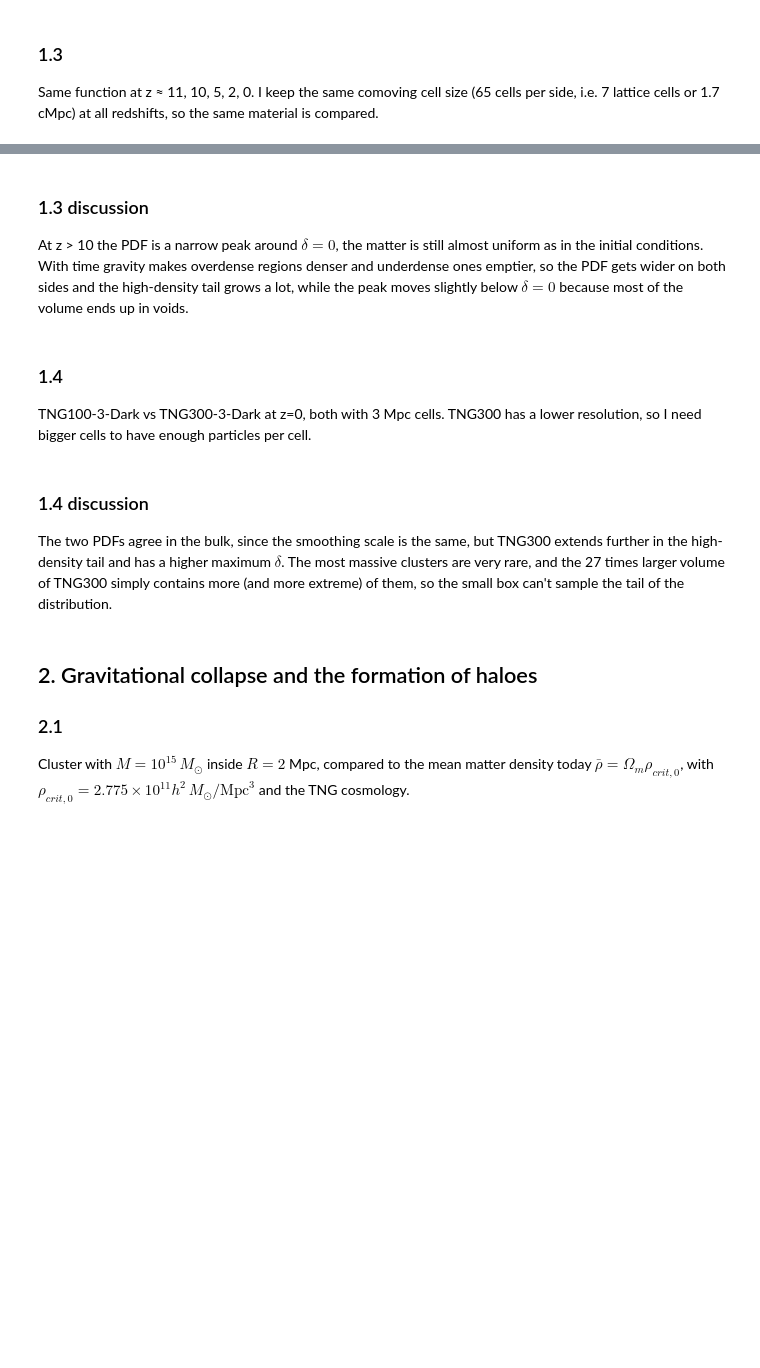
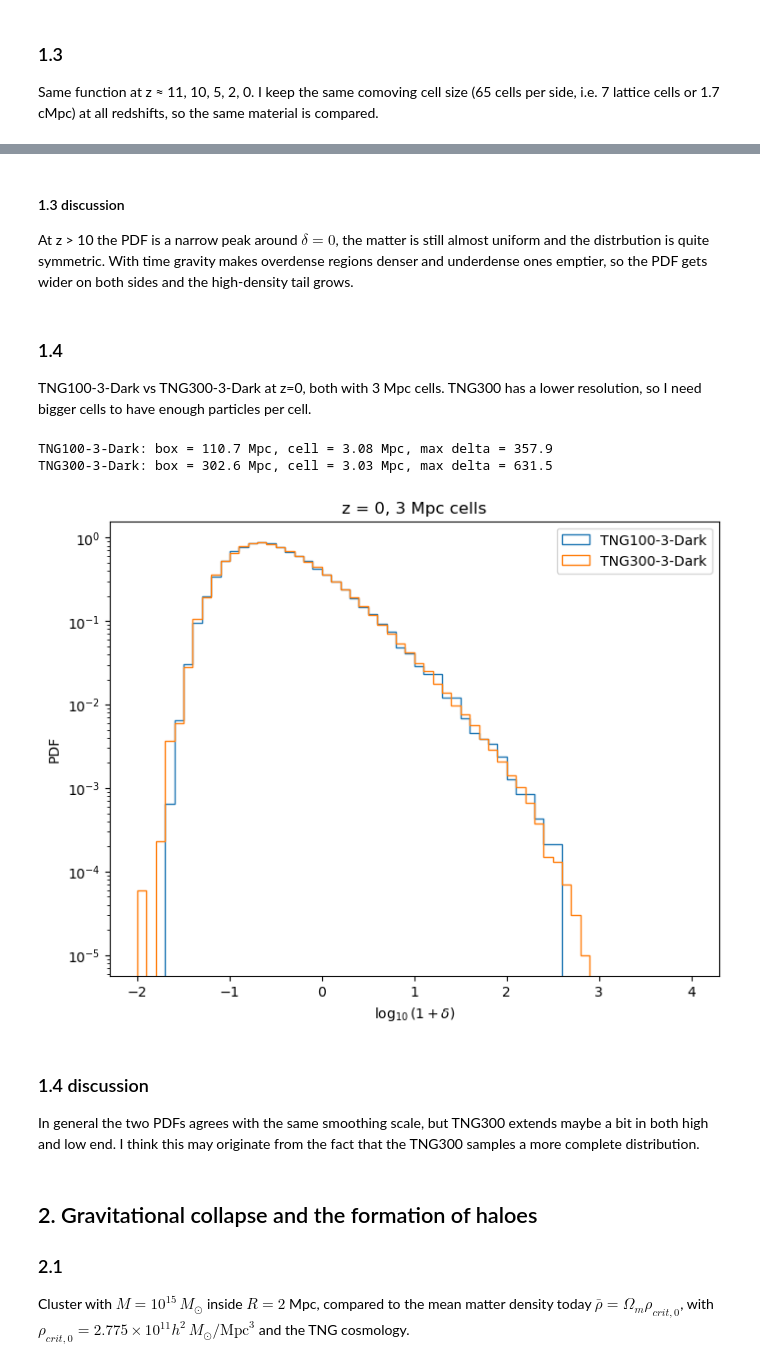
Before and after one commit to 2003cy/cosmology_block_course, a Jupyter notebook: ProblemSheet3_YangCheng.ipynb, the cells around one changed output, grey strips where cells are left out. Cells and saved outputs as stored; diff of their text form; code cells hidden in the pictures; blank space fills up the shorter version.

```diff
--- a/ProblemSheet3_YangCheng.ipynb
+++ b/ProblemSheet3_YangCheng.ipynb
@@ -181,39 +185,50 @@ plt.show()
 # %% [markdown]
-### 1.3 discussion
+#### 1.3 discussion
 
-At z > 10 the PDF is a narrow peak around $\delta = 0$, the matter is still almost uniform as in the initial conditions. With time gravity makes overdense regions denser and underdense ones emptier, so the PDF gets wider on both sides and the high-density tail grows a lot, while the peak moves slightly below $\delta = 0$ because most of the volume ends up in voids.
+At z > 10 the PDF is a narrow peak around $\delta = 0$, the matter is still almost uniform and the distrbution is quite symmetric. With time gravity makes overdense regions denser and underdense ones emptier, so the PDF gets wider on both sides and the high-density tail grows.
 # %% [markdown]
 ### 1.4
 
 TNG100-3-Dark vs TNG300-3-Dark at z=0, both with 3 Mpc cells. TNG300 has a lower resolution, so I need bigger cells to have enough particles per cell.
 # %%
 cell = 3                                           # Mpc
-sims = [('TNG100-3-Dark', basePath, 10),
-        ('TNG300-3-Dark', '/home/tnguser/sims.TNG/TNG300-3-Dark/output', 4)]
+sims = [('TNG100-3-Dark', basePath),
+        ('TNG300-3-Dark', '/home/tnguser/sims.TNG/TNG300-3-Dark/output')]
 
 fig, ax = plt.subplots(figsize=(8, 6))
-for name, path, n_downsample in sims:
+for name, path in sims:
     with h5py.File(path + '/snapdir_%03d/snap_%03d.%s.hdf5' % (99, 99, 0), 'r') as f:
         header = dict(f['Header'].attrs)
     box = header['BoxSize'] / h / 1000             # Mpc, a = 1
-    mass = header['MassTable'][1] * 1e10 / h * n_downsample
+    mass = header['MassTable'][1] * 1e10 / h       # Msun per particle
+    nbins = int(box / cell)
 
-    #float32 because TNG300 has 625^3 particles
-    Coordinates = il.snapshot.loadSubset(path, 99, partType=1, fields=['Coordinates'], float32=True)
-    Coordinates = Coordinates[rng.random(len(Coordinates)) < 1 / n_downsample] / h / 1000
-    rho_avg = len(Coordinates) * mass / box**3
+    #TNG300 has 625^3 particles, too many to bin at once, so I read and bin one file chunk at a time
+    counts = np.zeros((nbins, nbins, nbins))
+    for num in range(header['NumFilesPerSnapshot']):
+        with h5py.File(path + '/snapdir_%03d/snap_%03d.%s.hdf5' % (99, 99, num), 'r') as f:
+            Coordinates = np.array(f['PartType1']['Coordinates'][:]) / h / 1000
+        counts += binned_statistic_dd(Coordinates, np.arange(len(Coordinates)), bins=nbins,
+            range=[[0, box]] * 3, statistic='count')[0]
 
-    delta = density_contrast(Coordinates, box, int(box / cell), mass, rho_avg)
+    rho = counts.flatten() * mass / (box / nbins)**3
+    rho_avg = counts.sum() * mass / box**3
+    delta = rho / rho_avg - 1
+
     ax.hist(np.log10(1 + delta[delta > -1]), bins=np.linspace(-2, 4, 61), density=True,
             histtype='step', label=name)
-    print(f'{name}: box = {box:.1f} Mpc, max delta = {delta.max():.1f}')
+    print(f'{name}: box = {box:.1f} Mpc, cell = {box / nbins:.2f} Mpc, max delta = {delta.max():.1f}')
 ax.set(xlabel=r'$\log_{10}(1+\delta)$', ylabel='PDF', yscale='log', title=f'z = 0, {cell} Mpc cells')
 ax.legend()
 plt.show()
+# %% [output]
+TNG100-3-Dark: box = 110.7 Mpc, cell = 3.08 Mpc, max delta = 357.9
+TNG300-3-Dark: box = 302.6 Mpc, cell = 3.03 Mpc, max delta = 631.5
+[figure, added]
 # %% [markdown]
 ### 1.4 discussion
 
-The two PDFs agree in the bulk, since the smoothing scale is the same, but TNG300 extends further in the high-density tail and has a higher maximum $\delta$. The most massive clusters are very rare, and the 27 times larger volume of TNG300 simply contains more (and more extreme) of them, so the small box can't sample the tail of the distribution.
+In general the two PDFs agrees with the same smoothing scale, but TNG300 extends maybe a bit in both high and low end. I think this may originate from the fact that the TNG300 samples a more complete distribution.
 # %% [markdown]
 ## 2. Gravitational collapse and the formation of haloes
 
```
Also changed, not shown: parts of 17 cells of this notebook.
